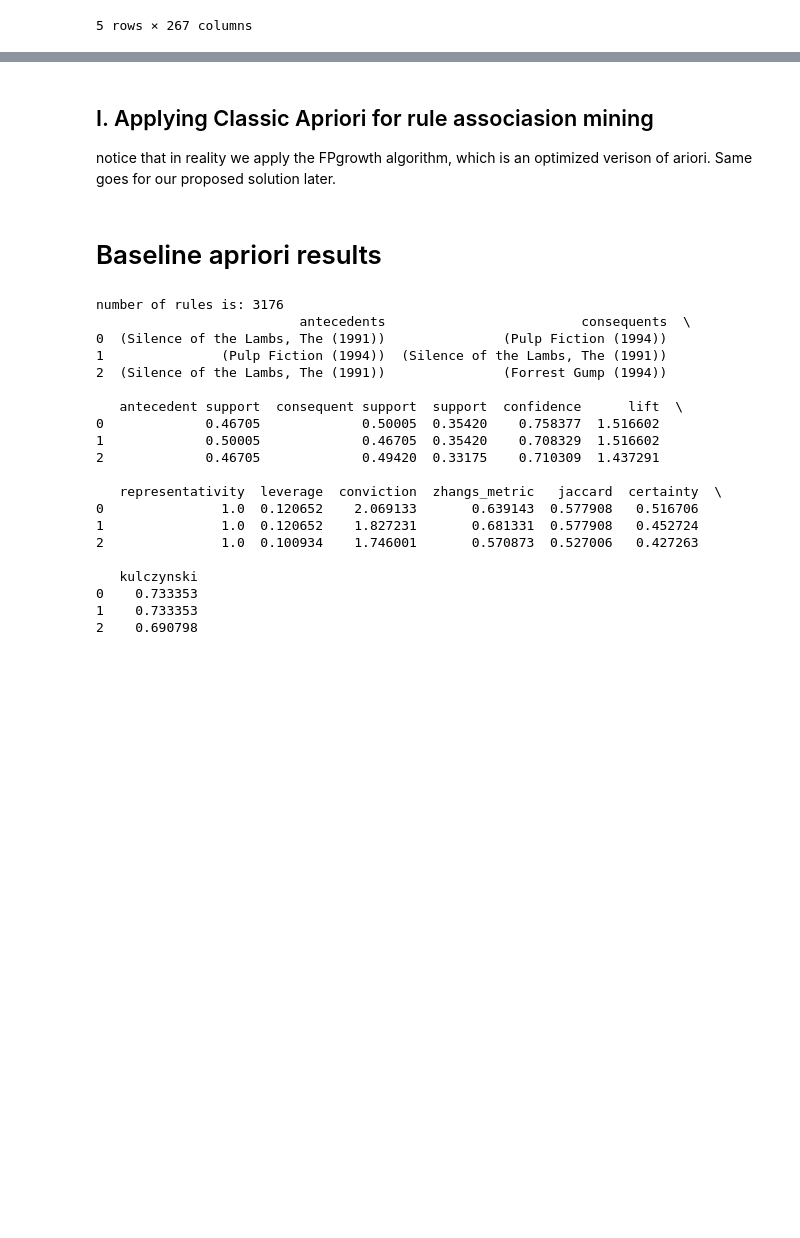
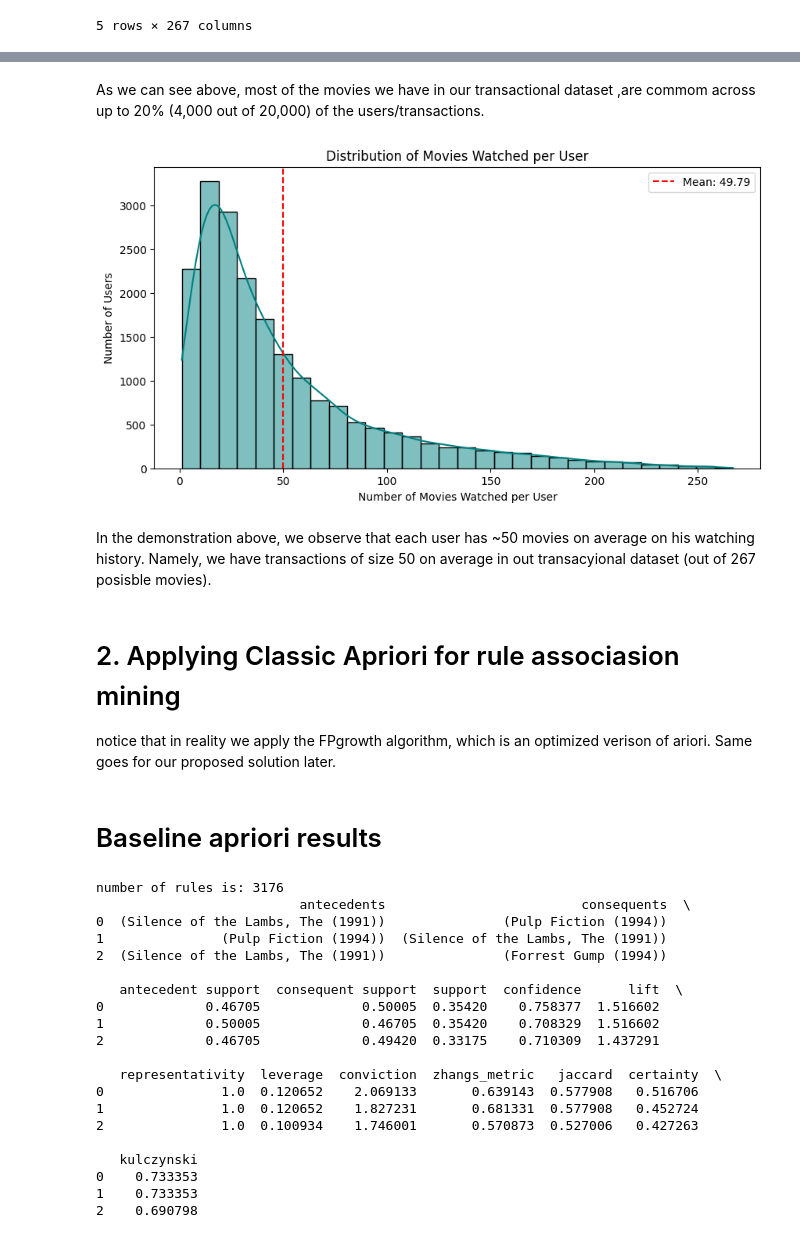
Before and after one commit to ItamarBerger/TabularDS, a Jupyter notebook: final_project/code/exmple_notebook.ipynb, the cells around one changed output, grey strips where cells are left out. Cells and saved outputs as stored; diff of their text form; code cells hidden in the pictures; blank space fills up the shorter version.

```diff
--- a/final_project/code/exmple_notebook.ipynb
+++ b/final_project/code/exmple_notebook.ipynb
@@ -53,5 +71,27 @@ transactions.head()
+# %% [markdown]
+As we can see above, most of the movies we have in our transactional dataset ,are commom across up to 20% (4,000 out of 20,000) of the users/transactions.
+# %%
+# Calculate the number of movies watched per user (sum across rows)
+transaction_lengths = df.sum(axis=1)
+
+# Compute the average number of movies watched
+average_movies_watched = transaction_lengths.mean()
+
+# Plot the distribution of movies watched per user
+plt.figure(figsize=(10, 5))
+sns.histplot(transaction_lengths, bins=30, kde=True, color="teal")
+plt.axvline(average_movies_watched, color="red", linestyle="dashed", label=f"Mean: {average_movies_watched:.2f}")
+plt.xlabel("Number of Movies Watched per User")
+plt.ylabel("Number of Users")
+plt.title("Distribution of Movies Watched per User")
+plt.legend()
+plt.show()
+# %% [output]
+[figure, added]
+# %% [markdown]
+In the demonstration above, we observe that each user has ~50 movies on average on his watching history. Namely, we have transactions of size 50 on average in out transacyional dataset (out of 267 posisble movies).
 # %% [markdown]
-## I. Applying Classic Apriori for rule associasion mining
+# 2. Applying Classic Apriori for rule associasion mining
 notice that in reality we apply the FPgrowth algorithm, which is an optimized verison of ariori.
  Same goes for our proposed solution later.
 # %%
```
Also changed, not shown: parts of 6 cells of this notebook.
